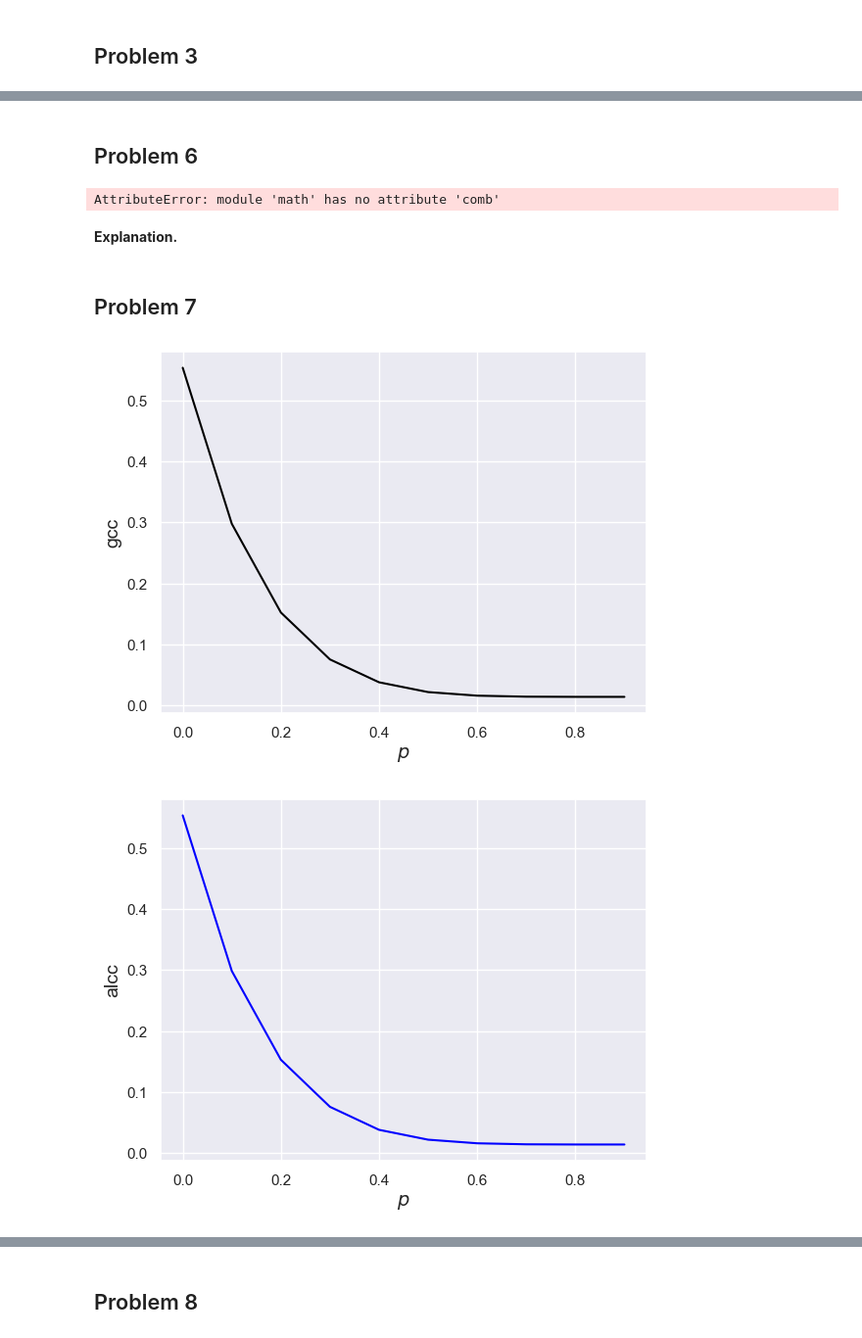
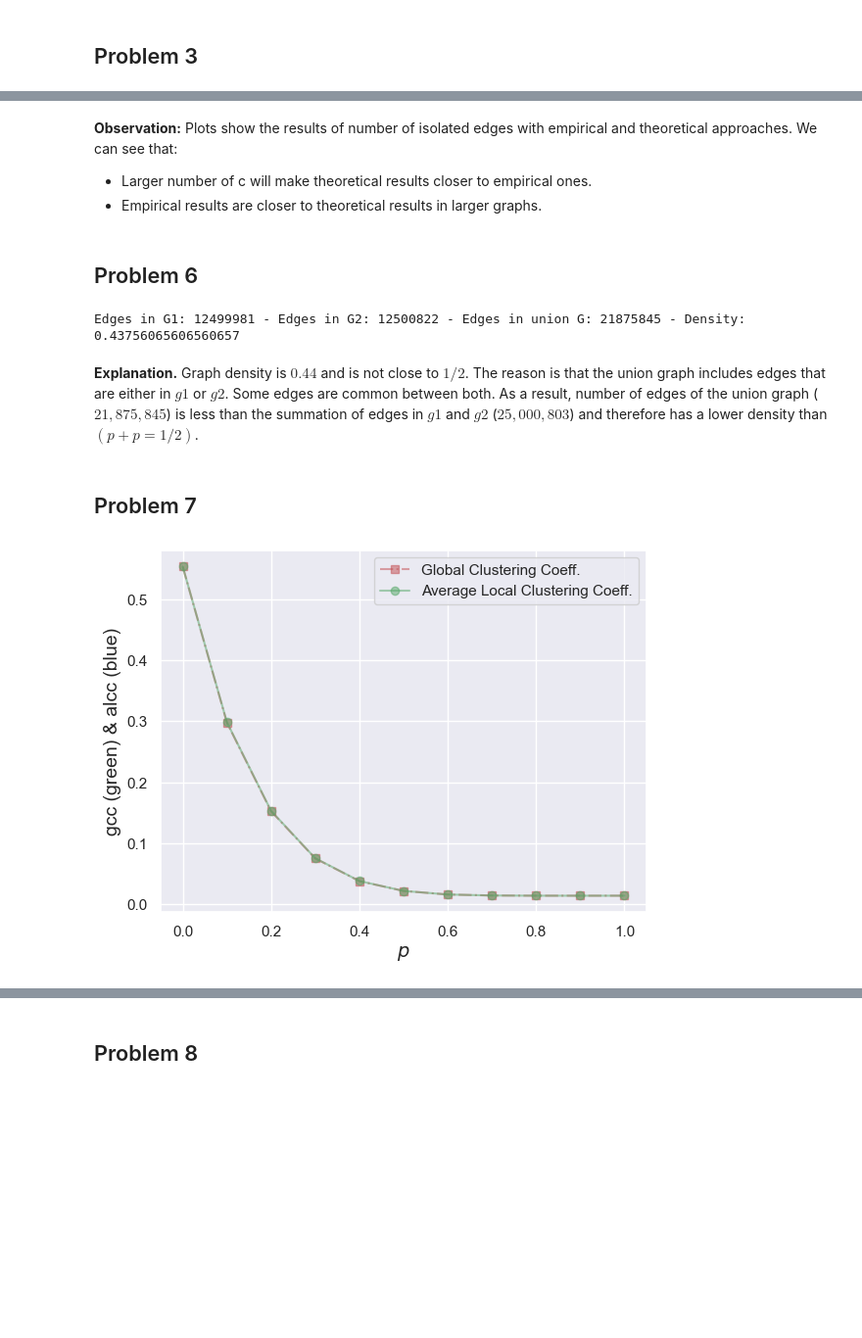
Before and after one commit to hoangntc/GraphMiningNotebooks, a Jupyter notebook: assignment/assignment_02.ipynb, the cells around one changed output, grey strips where cells are left out. Shown at 98% size. Drawn from its saved outputs; the diff is of its cells as text; code cells hidden in the pictures; blank space fills up the shorter version.

```diff
--- a/assignment/assignment_02.ipynb
+++ b/assignment/assignment_02.ipynb
@@ -97,19 +104,24 @@ plt.show()
+# %% [markdown]
+**Observation:** Plots show the results of number of isolated edges with empirical and theoretical approaches. We can see that:
+- Larger number of c will make theoretical results closer to empirical ones.
+- Empirical results are closer to theoretical results in larger graphs.
 # %% [markdown]
 ## Problem 6
 # %%
-REP = 10
 n = 10000
 p = 1.0/4
-for rep in range(REP):
-    g1 = ig.Graph.Erdos_Renyi(n=n, p=p)
-    g2 = ig.Graph.Erdos_Renyi(n=n, p=p)
-    g = ig.union([g1, g2])
-    density = len(g.es) / math.comb(n, 2)
-    print(density)
+divisor = scipy.special.comb(n, 2)
+
+g1 = ig.Graph.Erdos_Renyi(n=n, p=p)
+g2 = ig.Graph.Erdos_Renyi(n=n, p=p)
+g = ig.union([g1, g2])
+density = g.ecount() / divisor
+print(f'Edges in G1: {g1.ecount()} - Edges in G2: {g2.ecount()} - Edges in union G: {g.ecount()} - Density: {density}')
 # %% [output]
-AttributeError: module 'math' has no attribute 'comb'
+Edges in G1: 12499981 - Edges in G2: 12500822 - Edges in union G: 21875845 - Density: 0.43756065606560657
 # %% [markdown]
 **Explanation.**
+Graph density is $0.44$ and is not close to $1/2$. The reason is that the union graph includes edges that are either in $g1$ or $g2$. Some edges are common between both. As a result, number of edges of the union graph ($21,875,845$) is less than the summation of edges in $g1$ and $g2$ ($25,000,803$) and therefore has a lower density than $(p + p = 1/2)$.
 # %% [markdown]
 ## Problem 7
 # %%
@@ -117,7 +129,7 @@ dim = 2
 size = 100
 nei = 8
 REP = 10
-P = np.arange(0, 1, .1)
+P = np.arange(0, 1.01, .1)
 
 gccs = []
 alccs = []
@@ -135,22 +147,23 @@ for p in P:
     gccs.append(gcc)
     alccs.append(alcc)
 # %%
-# plot
+# plot in one figure
+plt.plot(P, gccs, color='r', linestyle='-.', alpha=0.5, marker='s', label='Global Clustering Coeff.')
+plt.plot(P, alccs, color='g', linestyle='-', alpha=0.5, marker='o', label='Average Local Clustering Coeff.')
+plt.xlabel(r'$p$', fontsize=14)
+plt.ylabel('gcc (green) & alcc (blue)', fontsize=14)
+plt.legend()
+plt.show()
+
+# uncomment to plot separate figures
 # plt.plot(P, gccs, color='black')
+# plt.xlabel(r'$p$', fontsize=14)
+# plt.ylabel('gcc', fontsize=14)
+# plt.show()
+
 # plt.plot(P, alccs, color='blue')
 # plt.xlabel(r'$p$', fontsize=14)
-# plt.ylabel('gcc (black) & alcc (blue)', fontsize=14)
+# plt.ylabel('alcc', fontsize=14)
 # plt.show()
-
-plt.plot(P, gccs, color='black')
-plt.xlabel(r'$p$', fontsize=14)
-plt.ylabel('gcc', fontsize=14)
-plt.show()
-
-plt.plot(P, alccs, color='blue')
-plt.xlabel(r'$p$', fontsize=14)
-plt.ylabel('alcc', fontsize=14)
-plt.show()
 # %% [output]
-[figure, old version]
+[figure, new version]
-[figure, removed]
```
Also changed, not shown: parts of 11 cells of this notebook, 1 other file.
